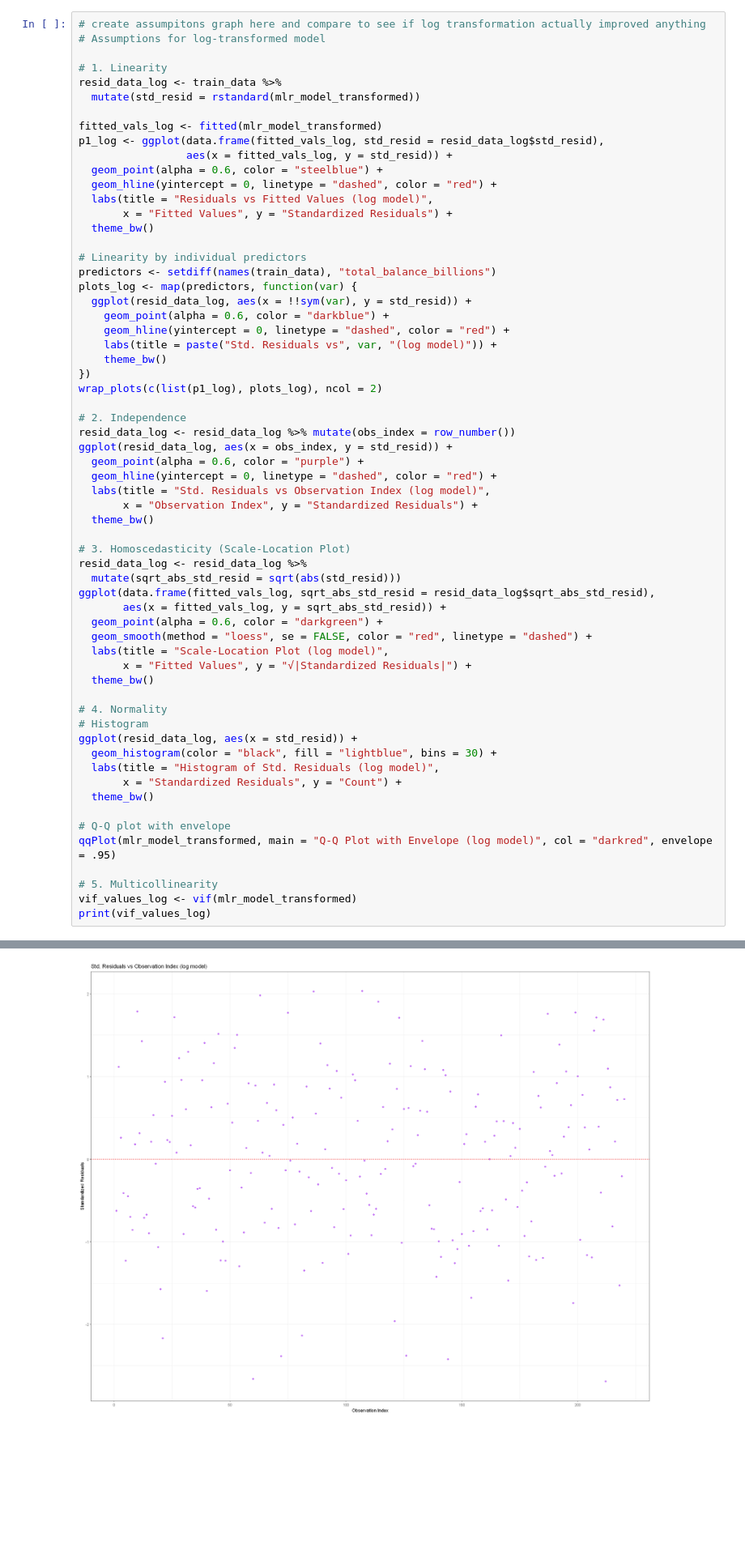
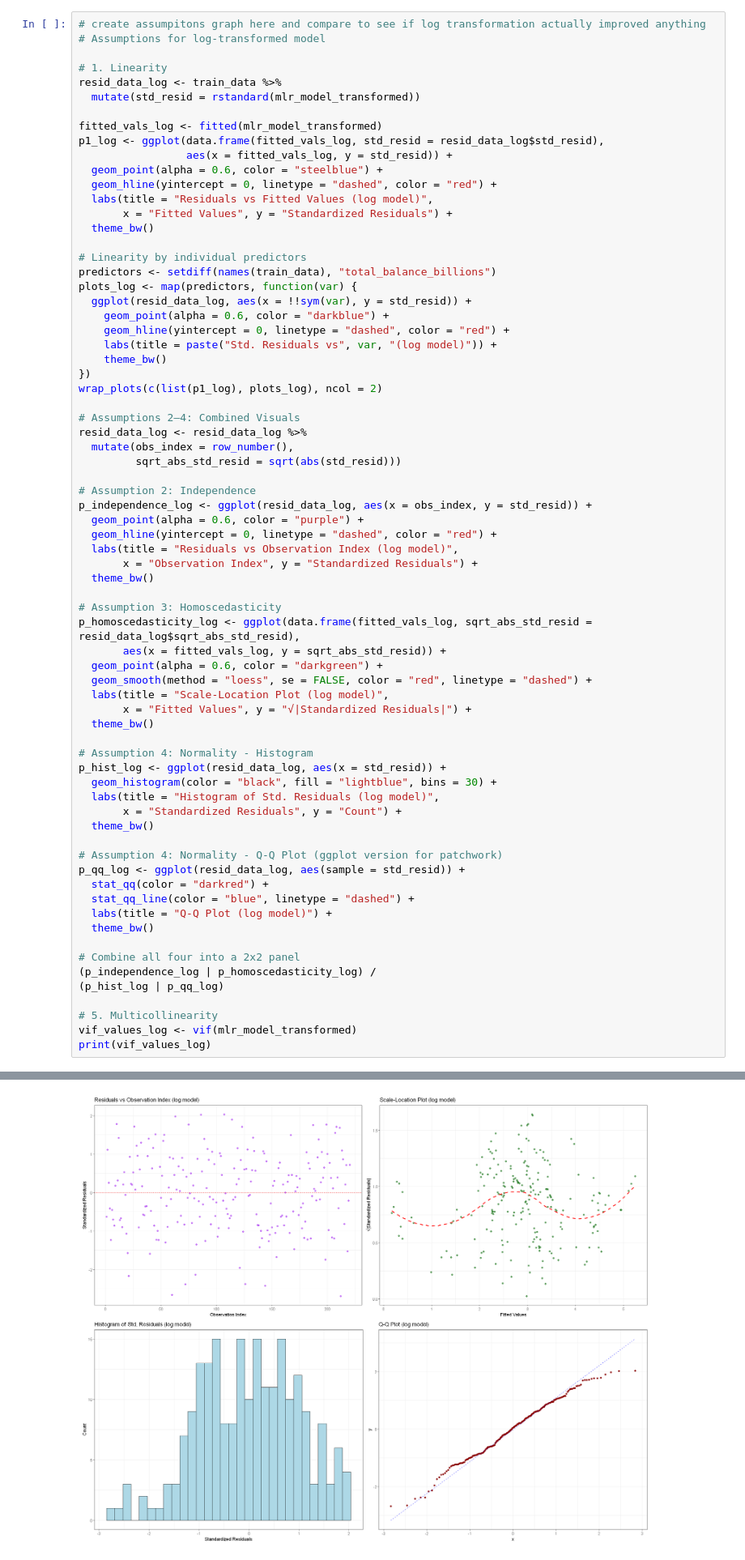
Before and after one commit to nameer1811/isye6414_regression_final_proj, a Jupyter notebook: notebook/main.ipynb, the cells around one changed output, grey strips where cells are left out. Shown at 81% size. Cells and saved outputs as stored; diff of their text form; blank space fills up the shorter version.

Commit message:
Combined assumptions 2-4 for models in a 2x2 visual block

```diff
--- a/notebook/main.ipynb
+++ b/notebook/main.ipynb
@@ -506,19 +495,21 @@ plots_log <- map(predictors, function(var) {
 })
 wrap_plots(c(list(p1_log), plots_log), ncol = 2)
 
-# 2. Independence
-resid_data_log <- resid_data_log %>% mutate(obs_index = row_number())
-ggplot(resid_data_log, aes(x = obs_index, y = std_resid)) +
+# Assumptions 2–4: Combined Visuals
+resid_data_log <- resid_data_log %>%
+  mutate(obs_index = row_number(),
+         sqrt_abs_std_resid = sqrt(abs(std_resid)))
+
+# Assumption 2: Independence
+p_independence_log <- ggplot(resid_data_log, aes(x = obs_index, y = std_resid)) +
   geom_point(alpha = 0.6, color = "purple") +
   geom_hline(yintercept = 0, linetype = "dashed", color = "red") +
-  labs(title = "Std. Residuals vs Observation Index (log model)",
+  labs(title = "Residuals vs Observation Index (log model)",
        x = "Observation Index", y = "Standardized Residuals") +
   theme_bw()
 
-# 3. Homoscedasticity (Scale-Location Plot)
-resid_data_log <- resid_data_log %>%
-  mutate(sqrt_abs_std_resid = sqrt(abs(std_resid)))
-ggplot(data.frame(fitted_vals_log, sqrt_abs_std_resid = resid_data_log$sqrt_abs_std_resid),
+# Assumption 3: Homoscedasticity
+p_homoscedasticity_log <- ggplot(data.frame(fitted_vals_log, sqrt_abs_std_resid = resid_data_log$sqrt_abs_std_resid),
        aes(x = fitted_vals_log, y = sqrt_abs_std_resid)) +
   geom_point(alpha = 0.6, color = "darkgreen") +
   geom_smooth(method = "loess", se = FALSE, color = "red", linetype = "dashed") +
@@ -526,16 +517,23 @@ ggplot(data.frame(fitted_vals_log, sqrt_abs_std_resid = resid_data_log$sqrt_abs_
        x = "Fitted Values", y = "√|Standardized Residuals|") +
   theme_bw()
 
-# 4. Normality
-# Histogram
-ggplot(resid_data_log, aes(x = std_resid)) +
+# Assumption 4: Normality - Histogram
+p_hist_log <- ggplot(resid_data_log, aes(x = std_resid)) +
   geom_histogram(color = "black", fill = "lightblue", bins = 30) +
   labs(title = "Histogram of Std. Residuals (log model)",
        x = "Standardized Residuals", y = "Count") +
   theme_bw()
 
-# Q-Q plot with envelope
-qqPlot(mlr_model_transformed, main = "Q-Q Plot with Envelope (log model)", col = "darkred", envelope = .95)
+# Assumption 4: Normality - Q-Q Plot (ggplot version for patchwork)
+p_qq_log <- ggplot(resid_data_log, aes(sample = std_resid)) +
+  stat_qq(color = "darkred") +
+  stat_qq_line(color = "blue", linetype = "dashed") +
+  labs(title = "Q-Q Plot (log model)") +
+  theme_bw()
+
+# Combine all four into a 2x2 panel
+(p_independence_log | p_homoscedasticity_log) /
+(p_hist_log | p_qq_log)
 
 # 5. Multicollinearity
 vif_values_log <- vif(mlr_model_transformed)
@@ -546 +556 @@ print(vif_values_log)
-[figure, old version]
+[figure, new version]
```
Also changed, not shown: parts of 4 cells of this notebook.
